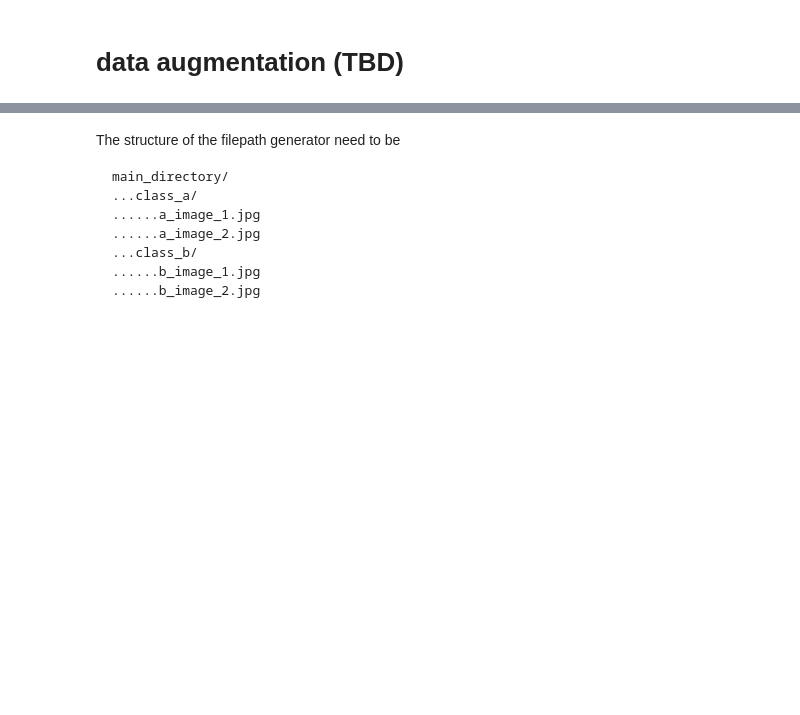
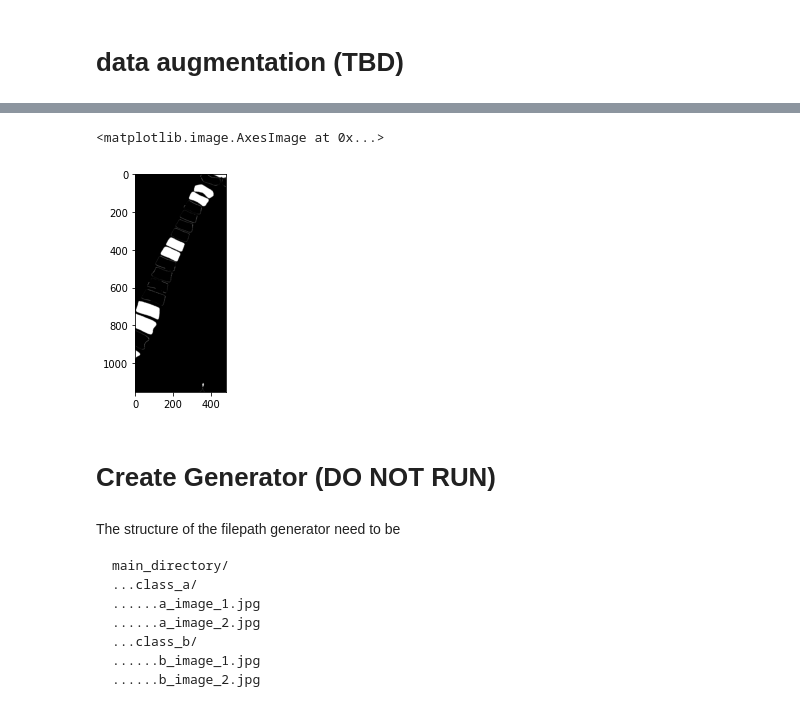
Before and after one commit to jefffang19/cv_hw, a Jupyter notebook: cvHW.ipynb, the cells around one changed output, grey strips where cells are left out. Saved outputs shown, nothing was run; the diff lists cells and outputs as text; code cells hidden in the pictures; blank space fills up the shorter version.

```diff
--- a/cvHW.ipynb
+++ b/cvHW.ipynb
@@ -360,3 +475,10 @@ for i in range(len(x_train)):
+# %%
+plt.imshow(y_train_aug[0])
+# %% [output]
+<matplotlib.image.AxesImage at 0x...>
+[figure, added]
+# %% [markdown]
+# Create Generator (DO NOT RUN)
 # %%
 from tensorflow.keras.preprocessing.image import ImageDataGenerator
 # %% [markdown]
```
Also changed, not shown: parts of 14 cells of this notebook.
